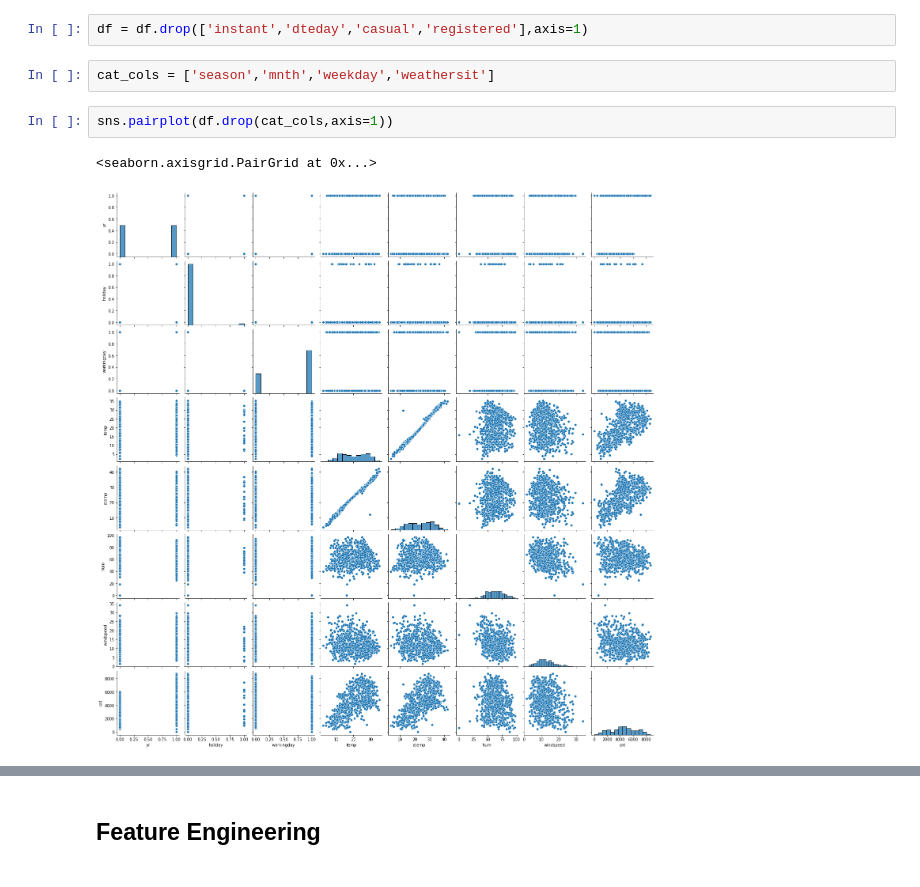
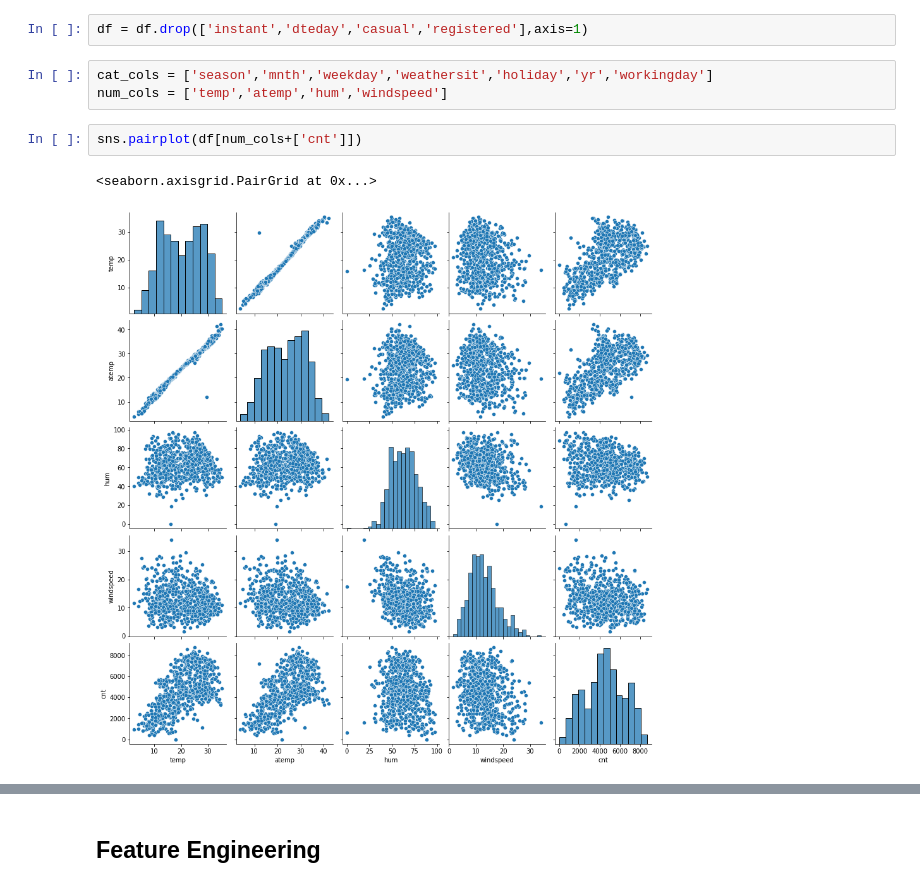
Before and after one commit to showman-sharma/BIKE_SHARING-LIN-REG-MODEL, a Jupyter notebook: Bike Sharing Analysis.ipynb, the cells around one changed output, grey strips where cells are left out. Saved outputs shown, nothing was run; the diff lists cells and outputs as text.

```diff
--- a/Bike Sharing Analysis.ipynb
+++ b/Bike Sharing Analysis.ipynb
@@ -75,9 +76,10 @@ So let's drop all those columns
 # %%
 df = df.drop(['instant','dteday','casual','registered'],axis=1)
-# %%
-cat_cols = ['season','mnth','weekday','weathersit']
+# %%
+cat_cols = ['season','mnth','weekday','weathersit','holiday','yr','workingday']
+num_cols = ['temp','atemp','hum','windspeed']
 # %%
-sns.pairplot(df.drop(cat_cols,axis=1))
+sns.pairplot(df[num_cols+['cnt']])
 # %% [output]
 <seaborn.axisgrid.PairGrid at 0x...>
-[figure, old version]
+[figure, new version]
```
Also changed, not shown: parts of 60 cells of this notebook.
